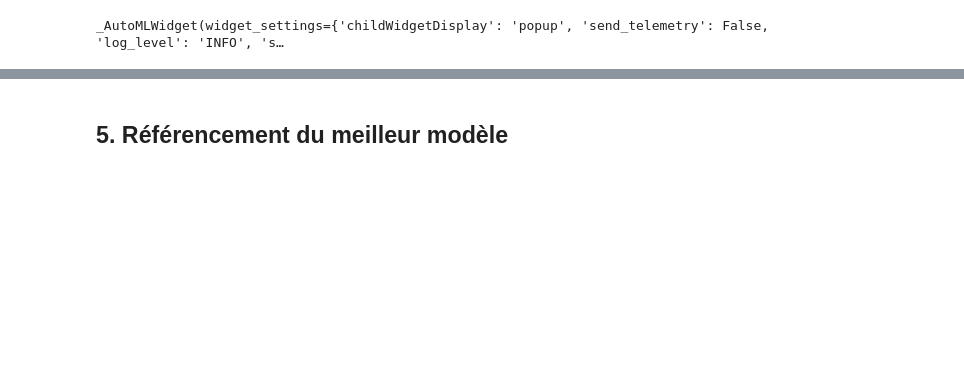
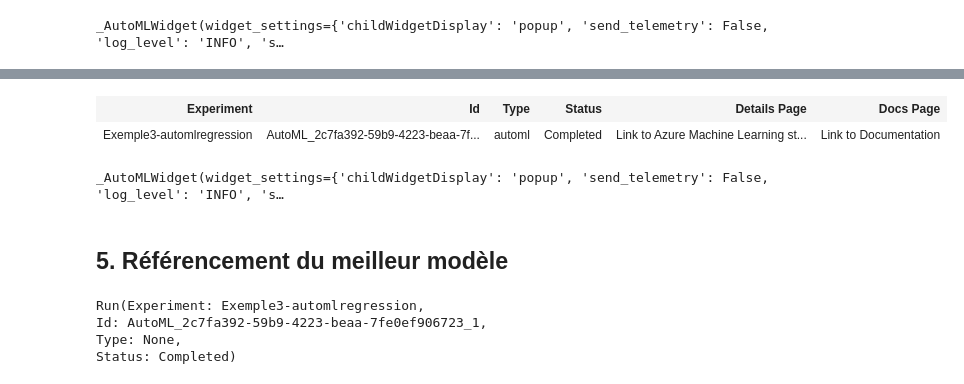
Before and after one commit to retkowsky/WorkshopAML2020, a Jupyter notebook: 3 AutoML Regression.ipynb, the cells around one changed output, grey strips where cells are left out. Cells and saved outputs as stored; diff of their text form; code cells hidden in the pictures; blank space fills up the shorter version.

```diff
--- a/3 AutoML Regression.ipynb
+++ b/3 AutoML Regression.ipynb
@@ -193,0 +230,20 @@ _AutoMLWidget(widget_settings={'childWidgetDisplay': 'popup', 'send_telemetry':
+# %%
+automl_settings2 = {
+    "enable_early_stopping": True,
+    "iterations" : 5,
+    "n_cross_validations": 3,
+    "primary_metric": 'r2_score',
+    "verbosity": logging.INFO
+}
+
+automl_config2 = AutoMLConfig(task = 'regression',
+                             debug_log = 'automl31.log',
+                             training_data = df,
+                             whitelist_models=['LightGBM'],
+                             enable_voting_ensemble=False,
+                             enable_stack_ensemble=False,
+                             label_column_name = label,
+                             **automl_settings
+                            )
+# %%
+automl_run2 = experiment.submit(automl_config2, show_output = True)
@@ -194,2 +268,21 @@ _AutoMLWidget(widget_settings={'childWidgetDisplay': 'popup', 'send_telemetry':
+# %%
+automl_run2
+# %% [output]
+| Experiment | Id | Type | Status | Details Page | Docs Page |
+| Exemple3-automlregression | AutoML_2c7fa392-59b9-4223-beaa-7f... | automl | Completed | Link to Azure Machine Learning st... | Link to Documentation |
+# %%
+# Widget
+from azureml.widgets import RunDetails
+RunDetails(automl_run2).show()
+# %% [output]
+_AutoMLWidget(widget_settings={'childWidgetDisplay': 'popup', 'send_telemetry': False, 'log_level': 'INFO', 's…
 # %% [markdown]
 ## 5. Référencement du meilleur modèle
+# %%
+best_run, fitted_model = automl_run2.get_output()
+print(best_run)
+# %% [output]
+Run(Experiment: Exemple3-automlregression,
+Id: AutoML_2c7fa392-59b9-4223-beaa-7fe0ef906723_1,
+Type: None,
+Status: Completed)
```
Also changed, not shown: parts of 13 cells of this notebook, 14 other files.
